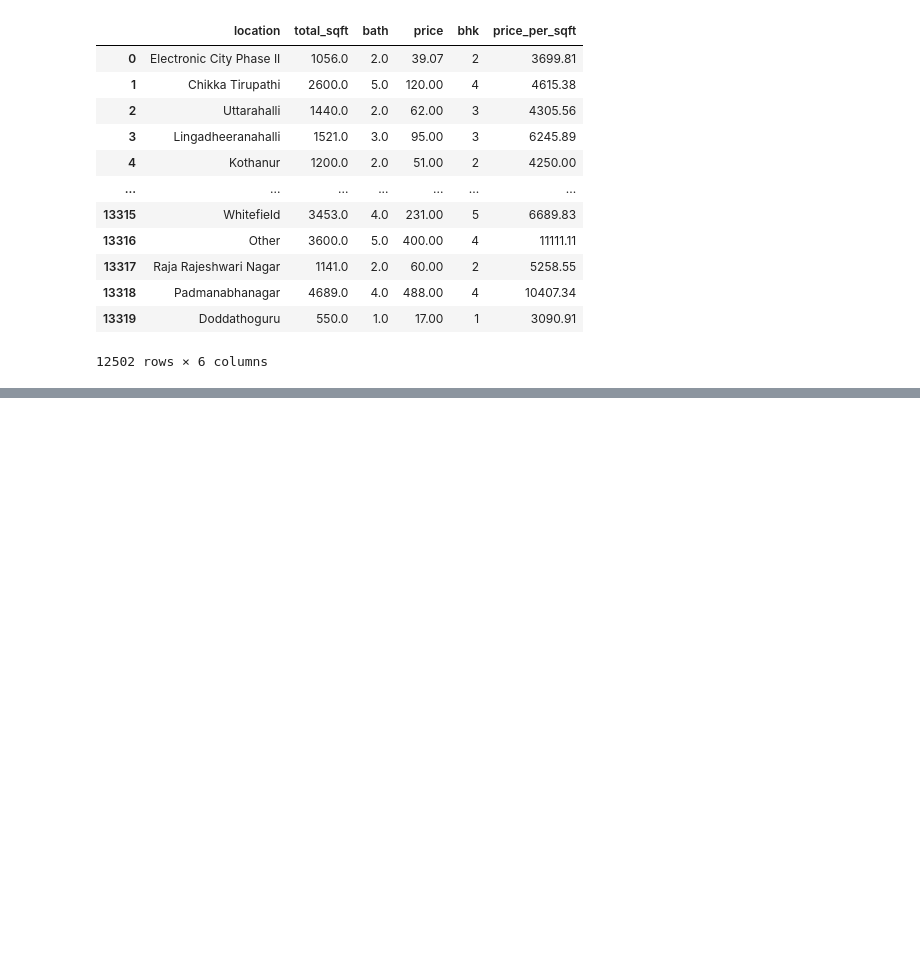
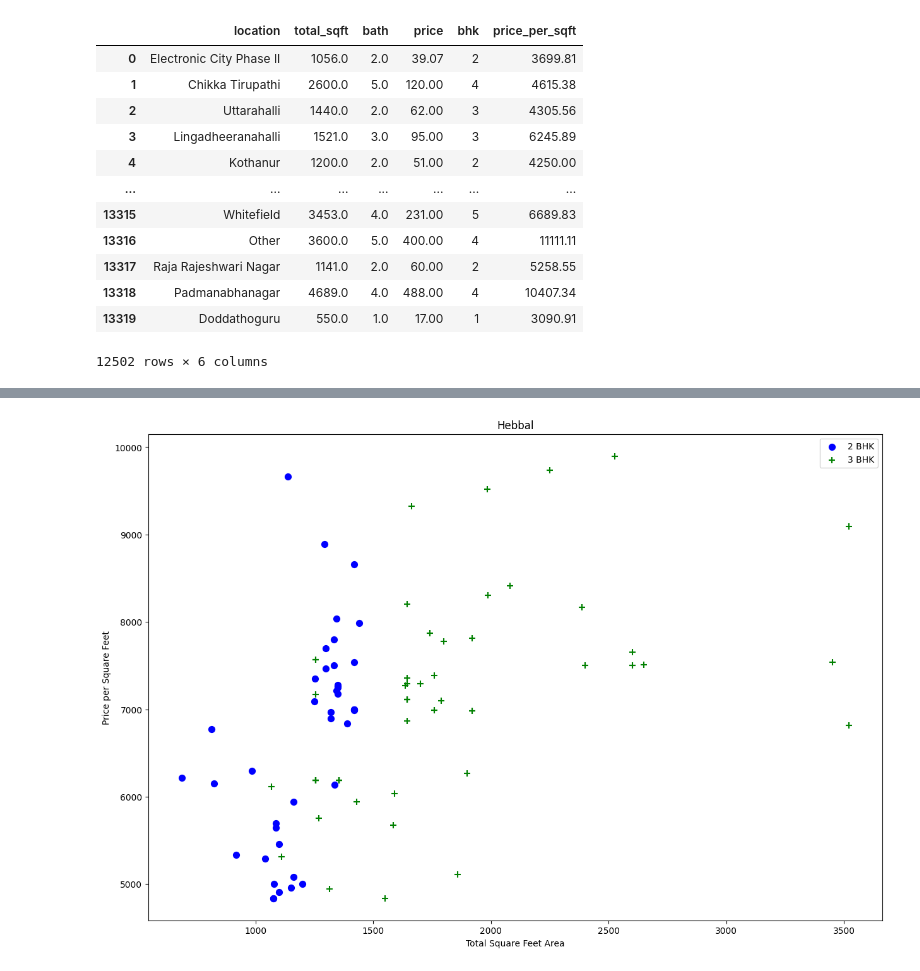
Before and after one commit to Simran-Dalvi/Real_Estate_Price_Prediction_End_to_End, a Jupyter notebook: banglore_house_price.ipynb, the cells around one changed output, grey strips where cells are left out. Drawn from its saved outputs; the diff is of its cells as text; code cells hidden in the pictures; blank space fills up the shorter version.

```diff
--- a/banglore_house_price.ipynb
+++ b/banglore_house_price.ipynb
@@ -407,0 +470,4 @@ df1
+# %%
+plot_scatter_area_bhk(df2, "Hebbal")
+# %% [output]
+[figure, added]
```
Also changed, not shown: parts of 20 cells of this notebook.
